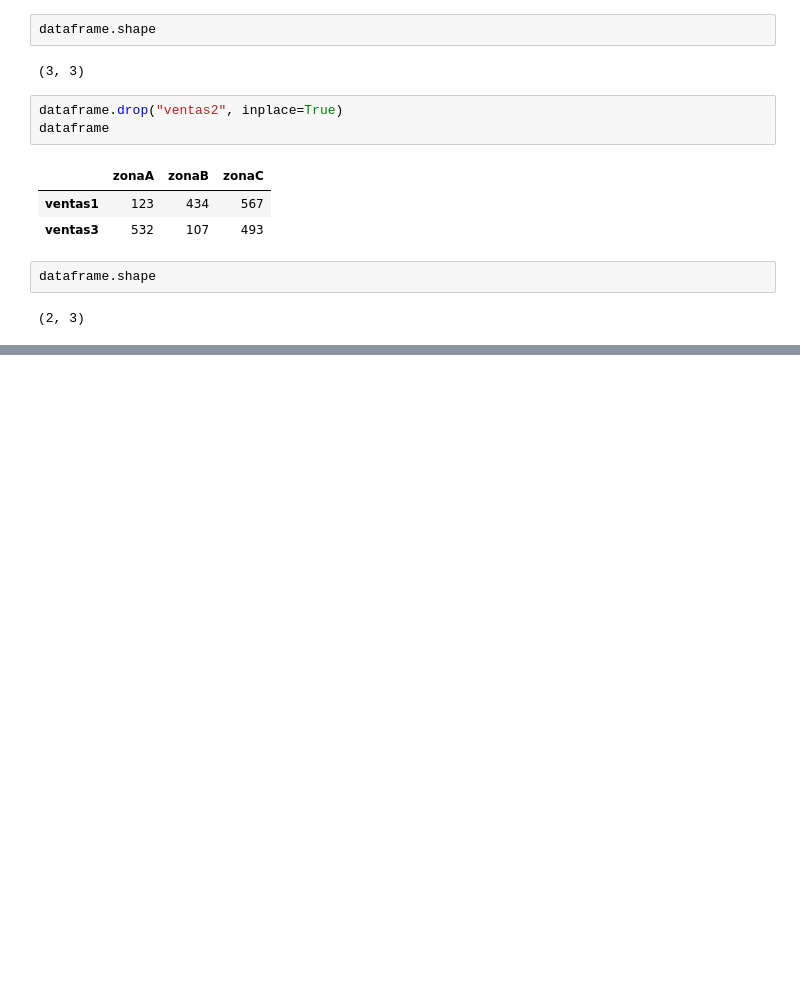
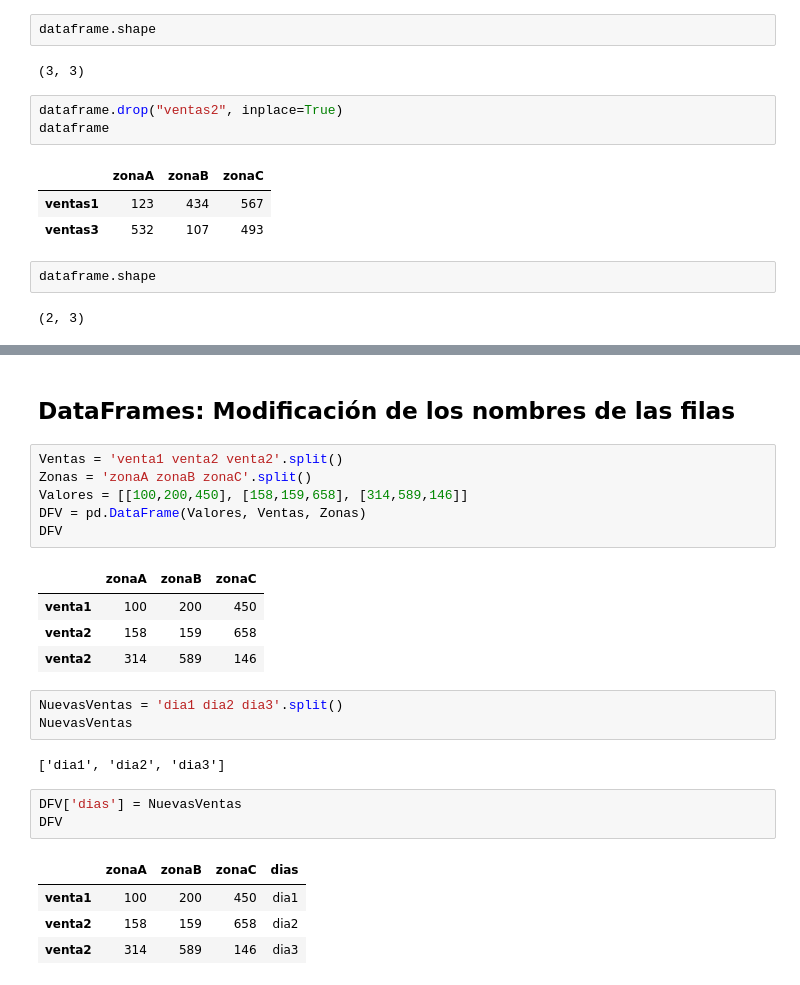
Before and after one commit to juandifs00/Trabajos_Personales, a Jupyter notebook: Curso_ML_Python/dataframes.ipynb, the cells around one changed output, grey strips where cells are left out. Saved outputs shown, nothing was run; the diff lists cells and outputs as text; blank space fills up the shorter version.

```diff
--- a/Curso_ML_Python/dataframes.ipynb
+++ b/Curso_ML_Python/dataframes.ipynb
@@ -84,0 +141,26 @@ dataframe.shape
+# %% [markdown]
+## DataFrames: Modificación de los nombres de las filas
+# %%
+Ventas = 'venta1 venta2 venta2'.split()
+Zonas = 'zonaA zonaB zonaC'.split()
+Valores = [[100,200,450], [158,159,658], [314,589,146]]
+DFV = pd.DataFrame(Valores, Ventas, Zonas)
+DFV
+# %% [output]
+|  | zonaA | zonaB | zonaC |
+| venta1 | 100 | 200 | 450 |
+| venta2 | 158 | 159 | 658 |
+| venta2 | 314 | 589 | 146 |
+# %%
+NuevasVentas = 'dia1 dia2 dia3'.split()
+NuevasVentas
+# %% [output]
+['dia1', 'dia2', 'dia3']
+# %%
+DFV['dias'] = NuevasVentas
+DFV
+# %% [output]
+|  | zonaA | zonaB | zonaC | dias |
+| venta1 | 100 | 200 | 450 | dia1 |
+| venta2 | 158 | 159 | 658 | dia2 |
+| venta2 | 314 | 589 | 146 | dia3 |
```
Also changed, not shown: parts of 20 cells of this notebook.
